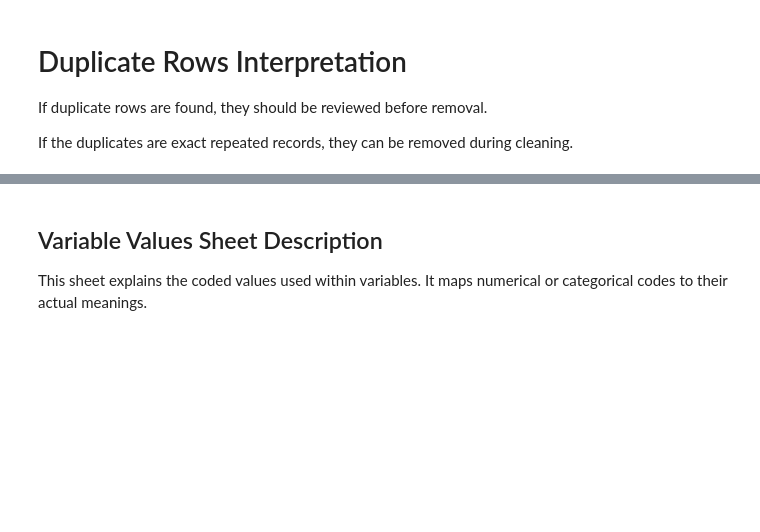
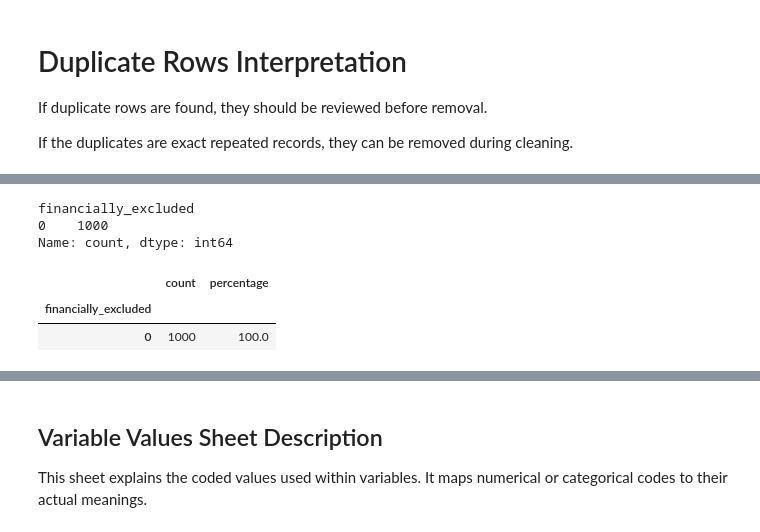
Before and after one commit to ChairoSolutions/Kenya-financial-inclusion-risk, a Jupyter notebook: notebooks/01_data _understanding.ipynb, the cells around one changed output, grey strips where cells are left out. Saved outputs shown, nothing was run; the diff lists cells and outputs as text; code cells hidden in the pictures; blank space fills up the shorter version.

Commit message:
feature:add target feature

```diff
--- a/notebooks/01_data _understanding.ipynb
+++ b/notebooks/01_data _understanding.ipynb
@@ -256,0 +265,36 @@ If the duplicates are exact repeated records, they can be removed during cleanin
+# %%
+# Create target variable
+
+# 1 = Financially Excluded
+# 0 = Financially Included
+
+df["financially_excluded"] = (
+    df["excluded_informal_banked2022"] == 1
+).astype(int)
+
+# Preview target counts
+
+print(df["financially_excluded"].value_counts())
+# %% [output]
+financially_excluded
+0    1000
+Name: count, dtype: int64
+# %%
+# Check target balance
+
+target_balance = pd.DataFrame({
+
+    "count": df["financially_excluded"].value_counts(),
+
+    "percentage": (
+        df["financially_excluded"]
+        .value_counts(normalize=True) * 100
+    )
+
+})
+
+display(target_balance)
+# %% [output]
+|  | count | percentage |
+| financially_excluded |  |  |
+| 0 | 1000 | 100.0 |
```
Also changed, not shown: parts of 2 cells of this notebook.
